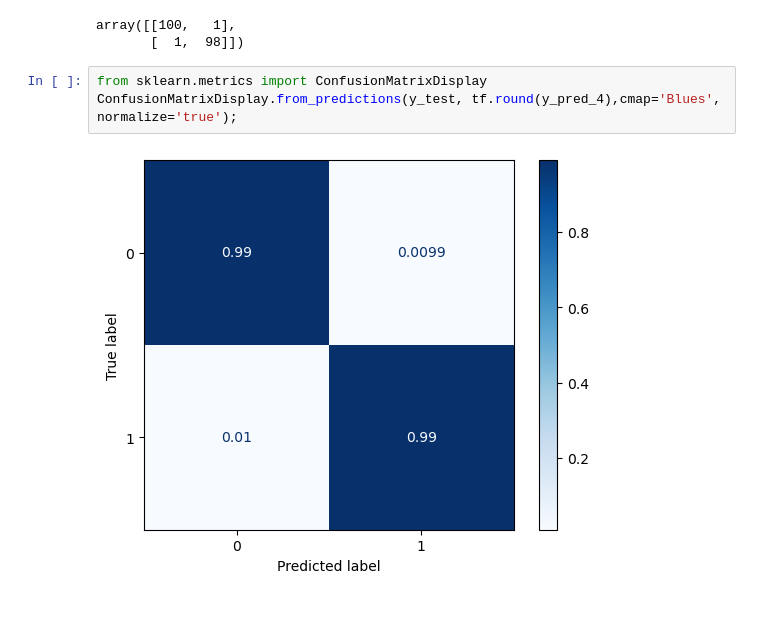
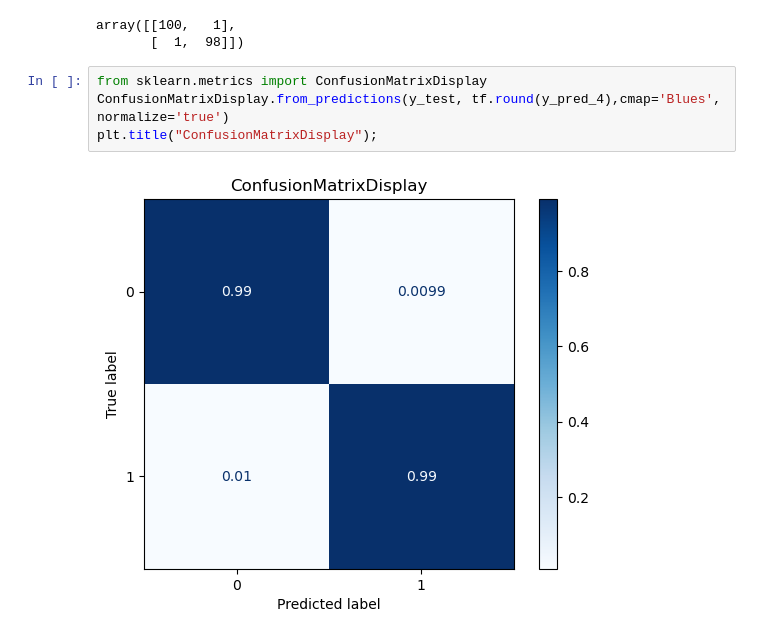
Before and after one commit to bmmukhridin/TensorFlow-Course, a Jupyter notebook: tf-classification.ipynb, the cells around one changed output. Drawn from its saved outputs; the diff is of its cells as text; blank space fills up the shorter version.

```diff
--- a/tf-classification.ipynb
+++ b/tf-classification.ipynb
@@ -461,6 +461,7 @@ array([[100,   1],
        [  1,  98]])
 # %%
 from sklearn.metrics import ConfusionMatrixDisplay
-ConfusionMatrixDisplay.from_predictions(y_test, tf.round(y_pred_4),cmap='Blues', normalize='true');
+ConfusionMatrixDisplay.from_predictions(y_test, tf.round(y_pred_4),cmap='Blues', normalize='true')
+plt.title("ConfusionMatrixDisplay");
 # %% [output]
-[figure, old version]
+[figure, new version]
```
Also changed, not shown: parts of 4 cells of this notebook.
